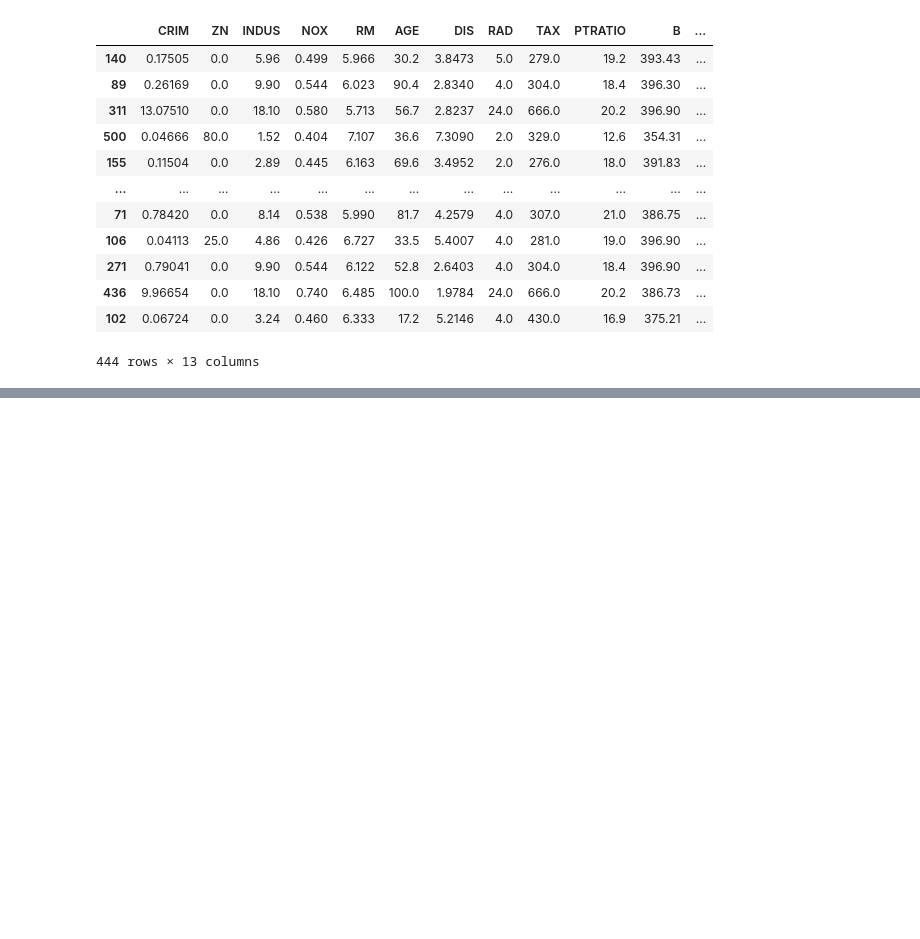
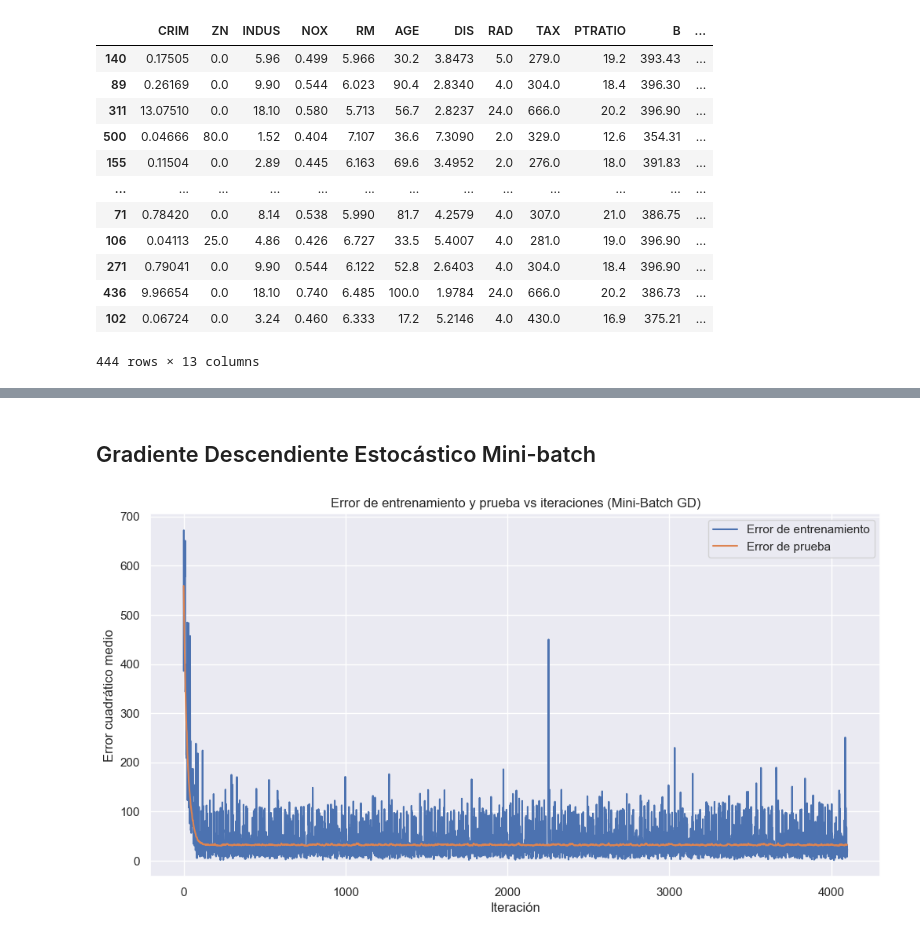
Before and after one commit to franciscoryb1/AA1-TUIA-RodriguezYBarros-Menescaldi-Britos, a Jupyter notebook: TP.ipynb, the cells around one changed output, grey strips where cells are left out. Drawn from its saved outputs; the diff is of its cells as text; code cells hidden in the pictures; blank space fills up the shorter version.

```diff
--- a/TP.ipynb
+++ b/TP.ipynb
@@ -838,0 +1141,2 @@ r2_train = round(r2_score(y_train, y_pred_train),3)
+# %% [markdown]
+## Gradiente Descendiente Estocástico Mini-batch
@@ -838,0 +1193,4 @@ r2_train = round(r2_score(y_train, y_pred_train),3)
+# %%
+mbsgd = mini_batch_gradient_descent(X_train_scaled, y_train, X_test_scaled, y_test, lr=0.01, epochs=100)
+# %% [output]
+[figure, added]
```
Also changed, not shown: parts of 29 cells of this notebook.
